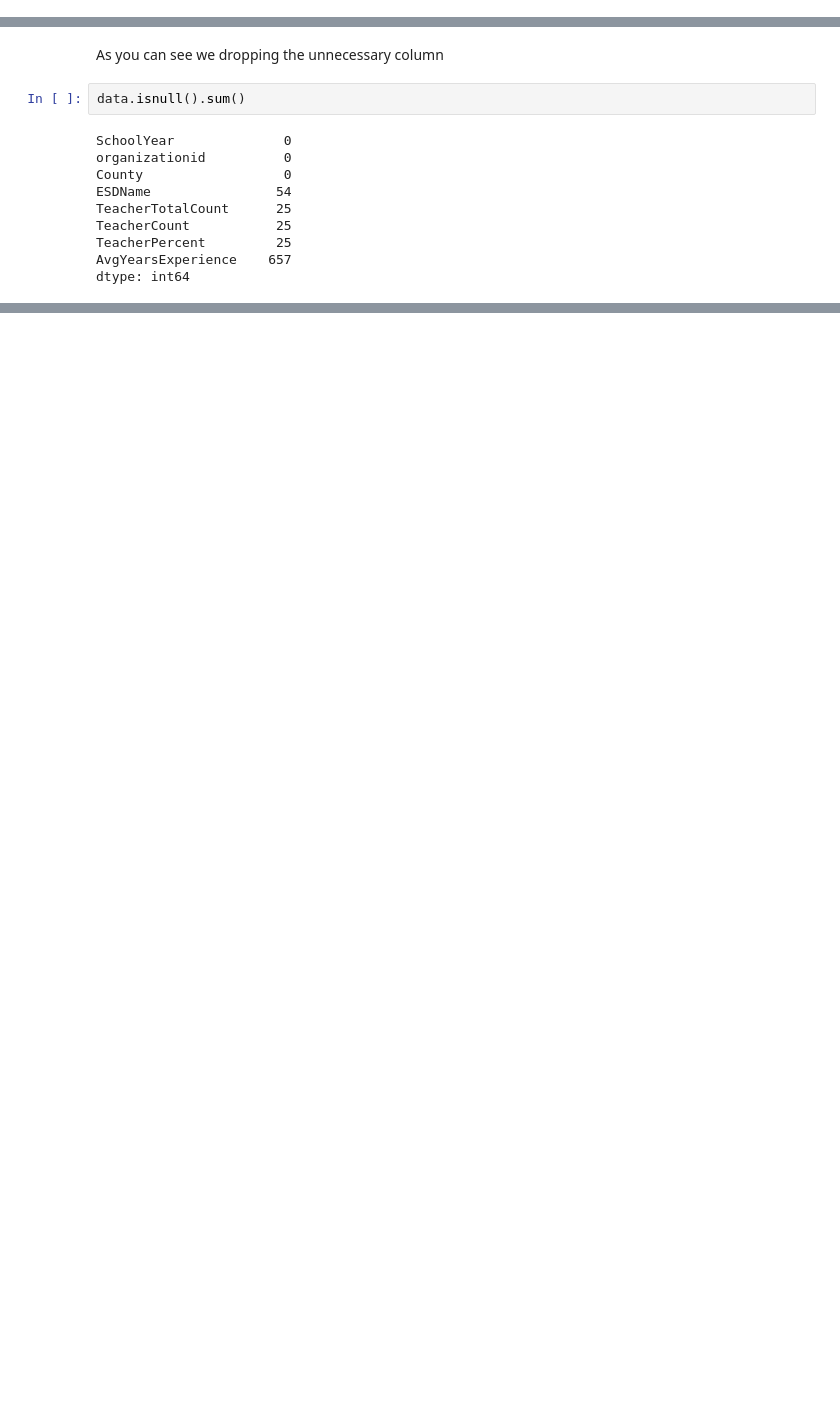
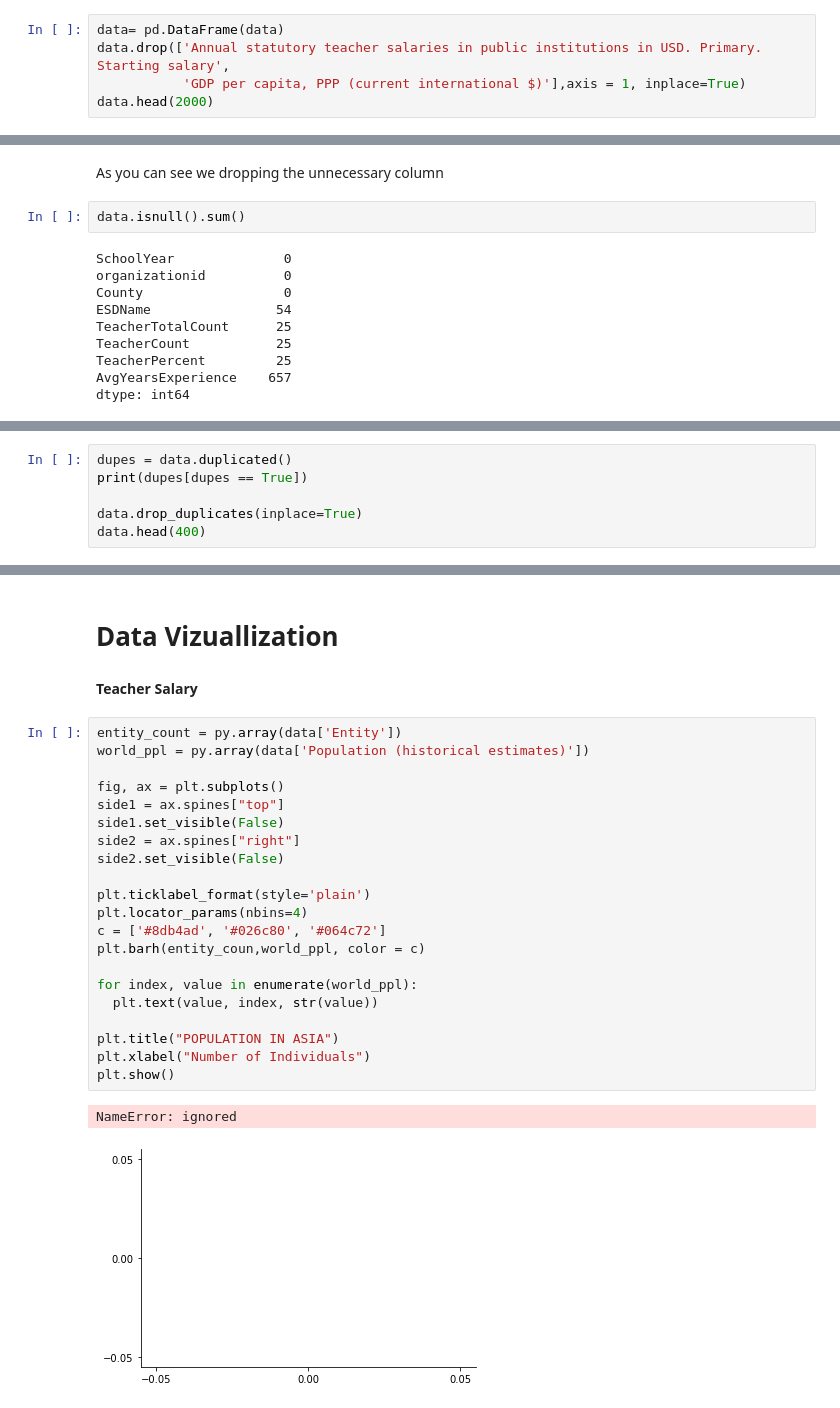
Before and after one commit to DarlynBSIT-3206/Gang-of-Greatness, a Jupyter notebook: Educational_System_Malpractice_and_Negligence_on_the_real_purpose_basis_of_education.ipynb, the cells around one changed output, grey strips where cells are left out. Cells and saved outputs as stored; diff of their text form; blank space fills up the shorter version.

```diff
--- a/Educational_System_Malpractice_and_Negligence_on_the_real_purpose_basis_of_education.ipynb
+++ b/Educational_System_Malpractice_and_Negligence_on_the_real_purpose_basis_of_education.ipynb
@@ -73,0 +70,5 @@ data.head(2000)
+# %%
+data= pd.DataFrame(data)
+data.drop(['Annual statutory teacher salaries in public institutions in USD. Primary. Starting salary',
+           'GDP per capita, PPP (current international $)'],axis = 1, inplace=True)
+data.head(2000)
@@ -87,0 +105,6 @@ dtype: int64
+# %%
+dupes = data.duplicated()
+print(dupes[dupes == True])
+
+data.drop_duplicates(inplace=True)
+data.head(400)
@@ -87,0 +185,28 @@ dtype: int64
+# %% [markdown]
+# **Data Vizuallization**
+# %% [markdown]
+**Teacher Salary**
+# %%
+entity_count = py.array(data['Entity'])
+world_ppl = py.array(data['Population (historical estimates)'])
+
+fig, ax = plt.subplots()
+side1 = ax.spines["top"]
+side1.set_visible(False)
+side2 = ax.spines["right"]
+side2.set_visible(False)
+
+plt.ticklabel_format(style='plain')
+plt.locator_params(nbins=4)
+c = ['#8db4ad', '#026c80', '#064c72']
+plt.barh(entity_coun,world_ppl, color = c)
+
+for index, value in enumerate(world_ppl):
+  plt.text(value, index, str(value))
+
+plt.title("POPULATION IN ASIA")
+plt.xlabel("Number of Individuals")
+plt.show()
+# %% [output]
+NameError: ignored
+[figure, added]
```
Also changed, not shown: parts of 21 cells of this notebook.
